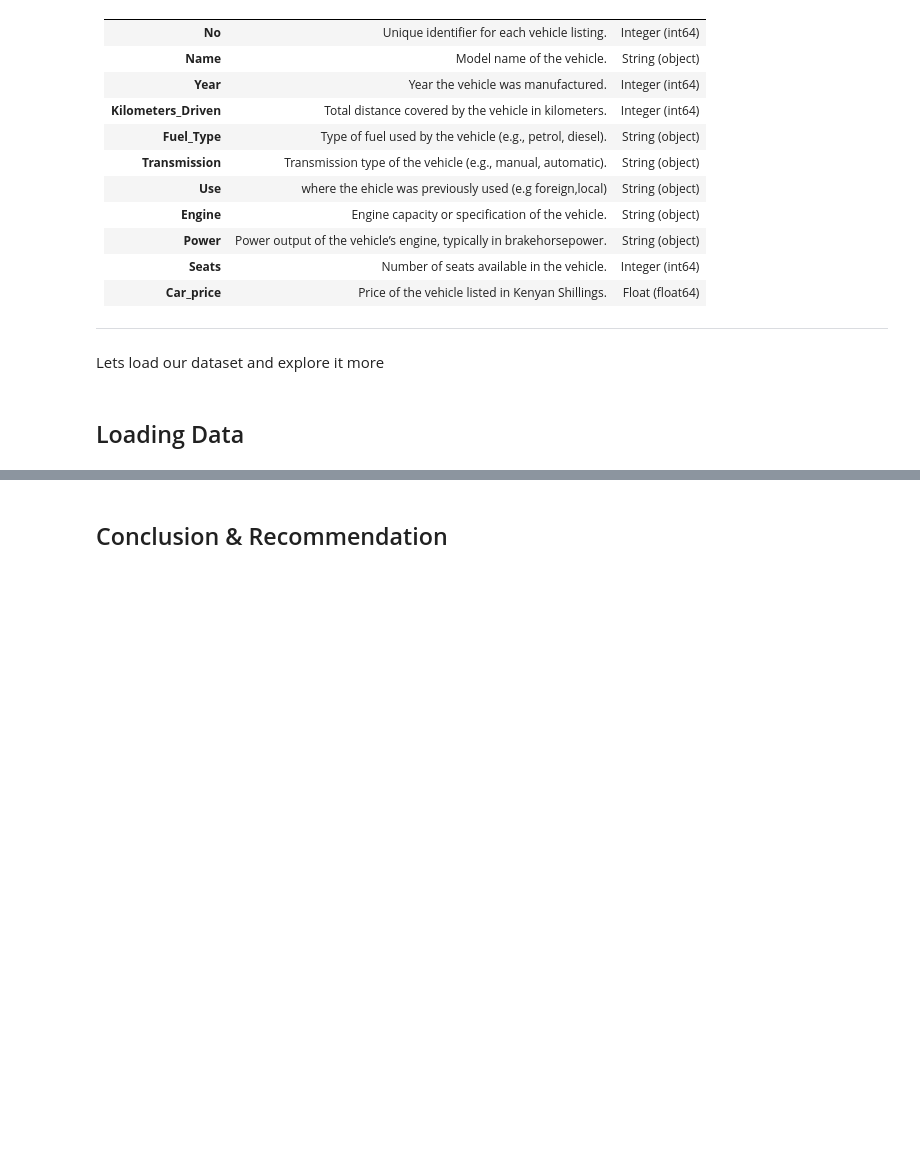
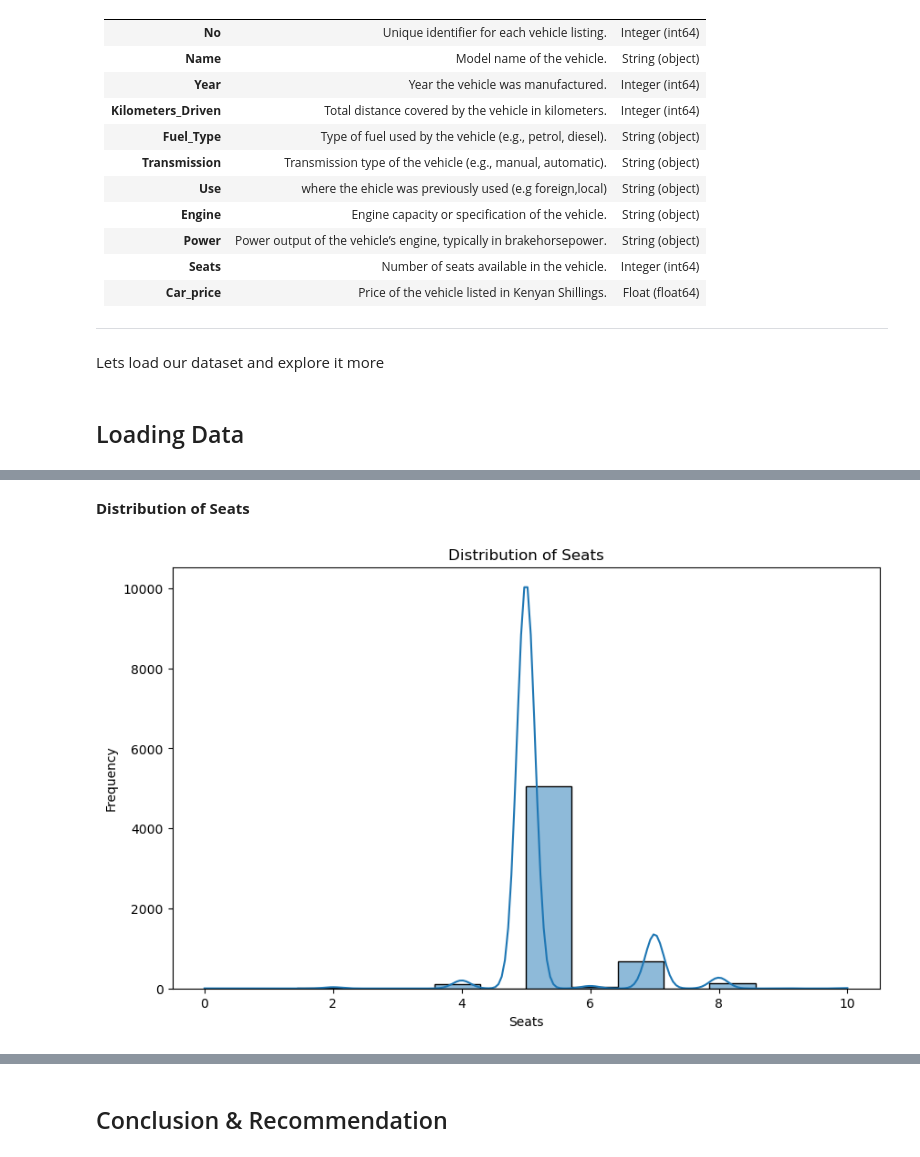
Before and after one commit to jakkkc/car_price, a Jupyter notebook: indexb- update.ipynb, the cells around one changed output, grey strips where cells are left out. Drawn from its saved outputs; the diff is of its cells as text; code cells hidden in the pictures; blank space fills up the shorter version.

```diff
--- a/indexb- update.ipynb
+++ b/indexb- update.ipynb
@@ -1100,0 +440,6 @@ Model saved successfully.
+# %% [markdown]
+**Distribution of Seats**
+# %%
+plot_histograms(df, 'Seats')
+# %% [output]
+[figure, added]
```
Also changed, not shown: parts of 181 cells of this notebook, 3 other files.
